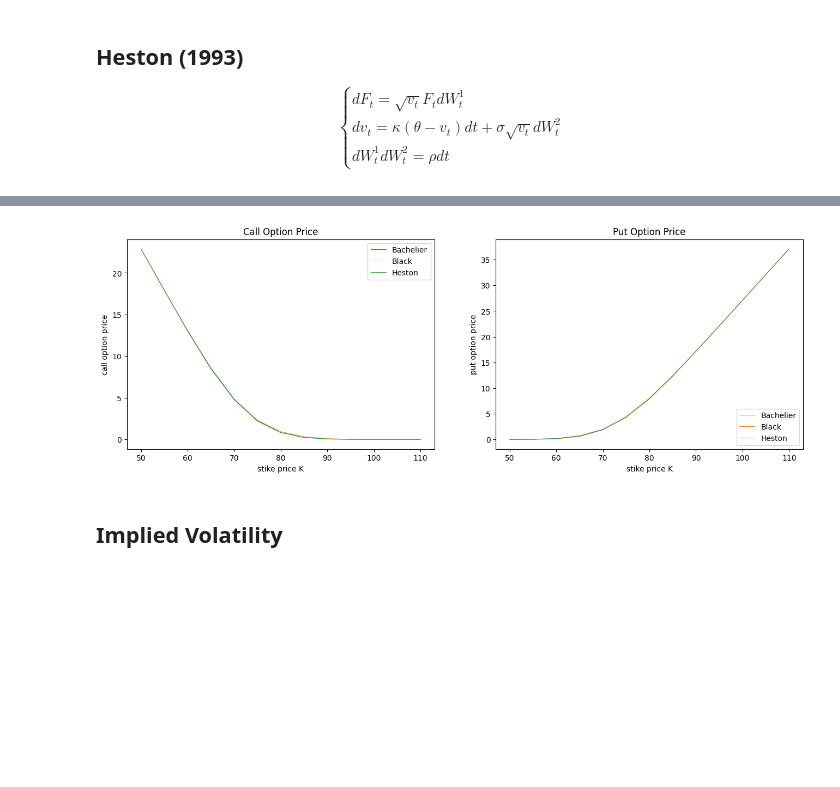
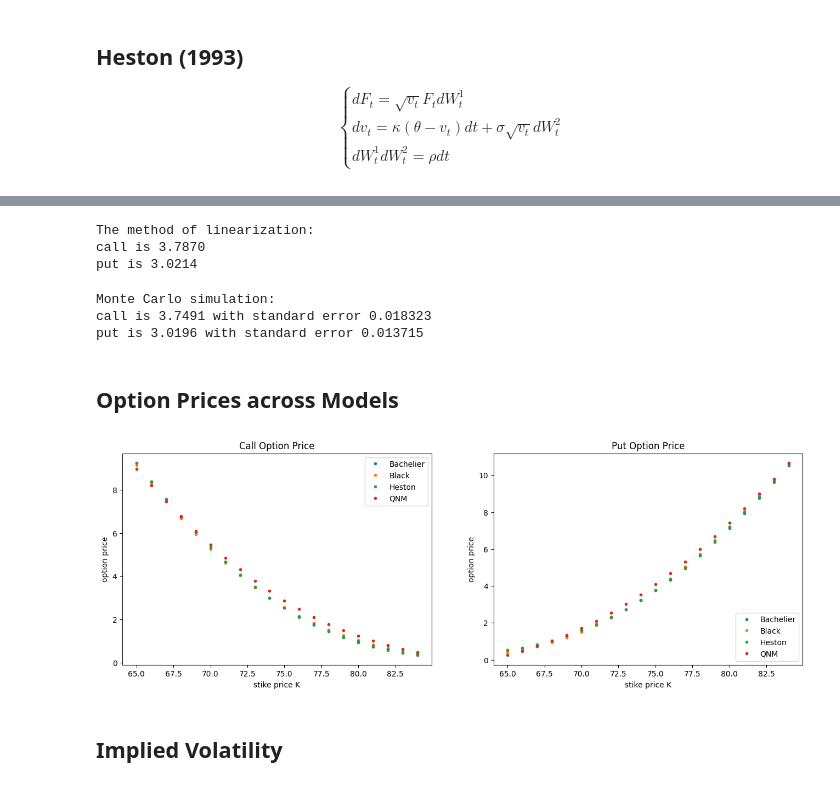
Before and after one commit to WuYenSun/Commodities_Futures_Option, a Jupyter notebook: Commodities_Futures_Options.ipynb, the cells around one changed output, grey strips where cells are left out. Saved outputs shown, nothing was run; the diff lists cells and outputs as text; code cells hidden in the pictures; blank space fills up the shorter version.

```diff
--- a/Commodities_Futures_Options.ipynb
+++ b/Commodities_Futures_Options.ipynb
@@ -273,6 +295,6 @@ Heston (foruier inversion): put is 2.9357
 # %%
 # verify through Monte Carlo simulation
-paths = 10000
+paths = 100000
 arr_F, _ = heston.simulate_F(paths = paths)
 
 arr_V = np.exp(-risk_free_rate*time_to_maturity) * np.maximum(arr_F[:,-1] - strike_price, 0)
@@ -280,6 +302,7 @@ mean_call, ste_call = arr_V.mean(), arr_V.std() / paths**0.5
 arr_V = np.exp(-risk_free_rate*time_to_maturity) * np.maximum(strike_price - arr_F[:,-1], 0)
 mean_put, ste_put = arr_V.mean(), arr_V.std() / paths**0.5
 
-print(f'Monte Carlo simulation: call is {mean_call:.4f} with standard error {ste_call:.6f}')
-print(f'Monte Carlo simulation: put is {mean_put:.4f} with standard error {ste_put:.6f}')
+print(f'Monte Carlo simulation:')
+print(f'call is {mean_call:.4f} with standard error {ste_call:.6f}')
+print(f'put is {mean_put:.4f} with standard error {ste_put:.6f}')
 # %% [output]
@@ -294,3 +346,8 @@ dF_t = \sigma(F_t)dW_t \\
+# %%
+# parameters
+c = 0.01
+b = -50 * 2 * c
+a = 20 + b**2/4/c
 # %%
 # Quadratic Normal Model (2023)
 class QNM:
@@ -342,44 +404,79 @@ class QNM:
+# %%
+qnm = QNM(futures_price, a, b, c, risk_free_rate, time_to_maturity)
+qnm_call = qnm.option_pricer(K = strike_price, option_type = 'call')
+qnm_put = qnm.option_pricer(K = strike_price, option_type = 'put')
+
+print(f'The method of linearization:')
+print(f'call is {qnm_call:.4f}')
+print(f'put is {qnm_put:.4f}')
+# %% [output]
+The method of linearization:
+call is 3.7870
+put is 3.0214
+# %%
+# verify through Monte Carlo simulation
+paths = 100000
+arr_F, _ = qnm.simulate_F(paths = paths)
+
+arr_V = np.exp(-risk_free_rate*time_to_maturity) * np.maximum(arr_F[:,-1] - strike_price, 0)
+mean_call, ste_call = arr_V.mean(), arr_V.std() / paths**0.5
+arr_V = np.exp(-risk_free_rate*time_to_maturity) * np.maximum(strike_price - arr_F[:,-1], 0)
+mean_put, ste_put = arr_V.mean(), arr_V.std() / paths**0.5
+
+print(f'Monte Carlo simulation:')
+print(f'call is {mean_call:.4f} with standard error {ste_call:.6f}')
+print(f'put is {mean_put:.4f} with standard error {ste_put:.6f}')
+# %% [output]
+Monte Carlo simulation:
+call is 3.7491 with standard error 0.018323
+put is 3.0196 with standard error 0.013715
+# %% [markdown]
+## Option Prices across Models
 # %%
-arr_strike = np.arange(50,111,5)
+arr_strike = np.arange(65,85,1)
 
 # call option
 arr_bachelier_call = bachelier.option_pricer(K = arr_strike, option_type = 'call')
 arr_black_call = black.option_pricer(K = arr_strike, option_type = 'call')
 list_heston_call = []
 for strike_ in arr_strike:
   list_heston_call.append(heston.option_pricer(K = strike_, option_type = 'call'))
+arr_qnm_call = qnm.option_pricer(K = arr_strike, option_type = 'call')
 
 # put option
 arr_bachelier_put = bachelier.option_pricer(K = arr_strike, option_type = 'put')
 arr_black_put = black.option_pricer(K = arr_strike, option_type = 'put')
 list_heston_put = []
 for strike_ in arr_strike:
   list_heston_put.append(heston.option_pricer(K = strike_, option_type = 'put'))
+arr_qnm_put = qnm.option_pricer(K = arr_strike, option_type = 'put')
 
 # create subplots
 fig = plt.figure(figsize=(16,5))
 
 ax1 = fig.add_subplot(121)
-ax1.plot(arr_strike, arr_bachelier_call, linewidth = 0.7, label = 'Bachelier')
-ax1.plot(arr_strike, arr_black_call, linewidth = 0.7, label = 'Black')
-ax1.plot(arr_strike, list_heston_call, linewidth = 0.7, label = 'Heston')
+ax1.plot(arr_strike, arr_bachelier_call, '.', linewidth = 0.5, label = 'Bachelier')
+ax1.plot(arr_strike, arr_black_call, '.', linewidth = 0.5, label = 'Black')
+ax1.plot(arr_strike, list_heston_call, '.', linewidth = 0.5, label = 'Heston')
+ax1.plot(arr_strike, arr_qnm_call, '.', linewidth = 0.5, label = 'QNM')
 ax1.set_title('Call Option Price')
 ax1.set_xlabel('stike price K')
-ax1.set_ylabel('call option price')
+ax1.set_ylabel('option price')
 ax1.legend(loc='upper right')
 
 ax2 = fig.add_subplot(122)
-ax2.plot(arr_strike, arr_bachelier_put, linewidth = 0.7, label = 'Bachelier')
-ax2.plot(arr_strike, arr_black_put, linewidth = 0.7, label = 'Black')
-ax2.plot(arr_strike, list_heston_put, linewidth = 0.7, label = 'Heston')
+ax2.plot(arr_strike, arr_bachelier_put, '.', linewidth = 0.5, label = 'Bachelier')
+ax2.plot(arr_strike, arr_black_put, '.', linewidth = 0.5, label = 'Black')
+ax2.plot(arr_strike, list_heston_put, '.', linewidth = 0.5, label = 'Heston')
+ax2.plot(arr_strike, arr_qnm_put, '.', linewidth = 0.5, label = 'QNM')
 ax2.set_title('Put Option Price')
 ax2.set_xlabel('stike price K')
-ax2.set_ylabel('put option price')
+ax2.set_ylabel('option price')
 ax2.legend(loc='lower right')
 
 plt.show()
 # %% [output]
-[figure, old version]
+[figure, new version]
 # %% [markdown]
 ## Implied Volatility
 # %%
```
Also changed, not shown: parts of 36 cells of this notebook, 1 other file.
